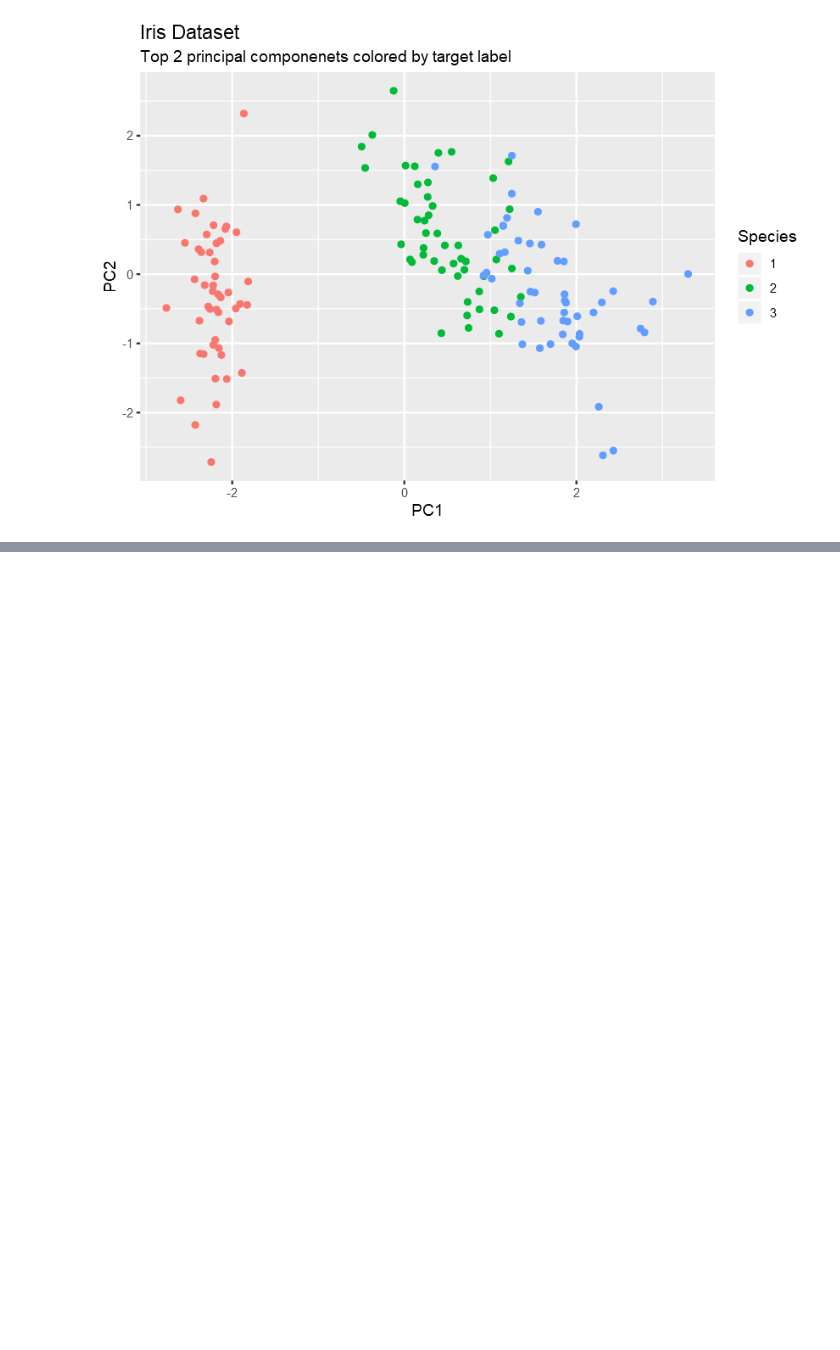
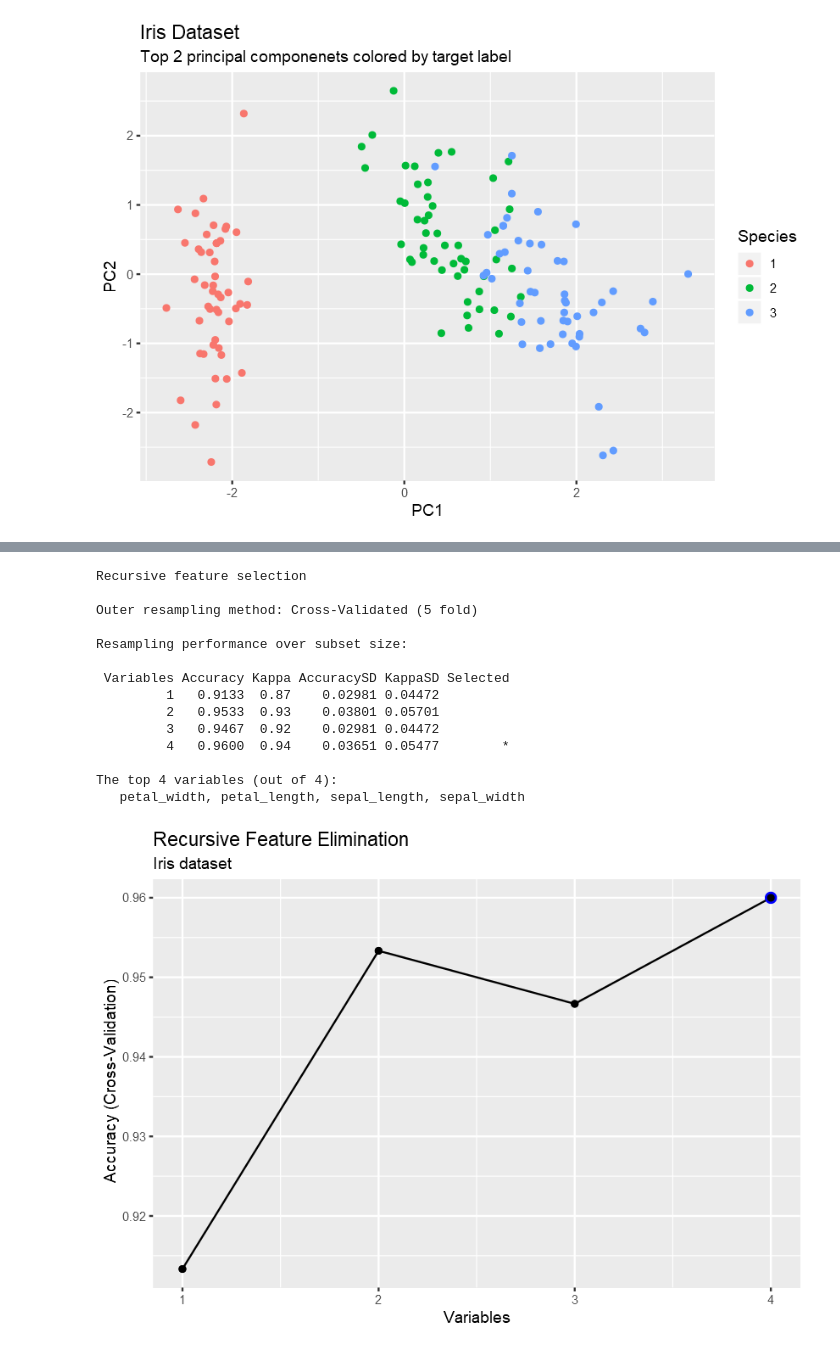
Before and after one commit to natewhit44/kaggle-ml-exploration, a Jupyter notebook: Supervised/Iris_Classification.ipynb, the cells around one changed output, grey strips where cells are left out. Saved outputs shown, nothing was run; the diff lists cells and outputs as text; code cells hidden in the pictures; blank space fills up the shorter version.

```diff
--- a/Supervised/Iris_Classification.ipynb
+++ b/Supervised/Iris_Classification.ipynb
@@ -55,0 +54,31 @@ ggplot(pca_target,aes(x=PC1,y=PC2,color=as.factor(SPECIES))) +
+# %%
+# Configure cross-validation settings
+control <- rfeControl(functions=rfFuncs,method='cv',number=5)
+
+# Run RFE
+results <- rfe(raw_data[,1:4],raw_data[,5],sizes=c(1:4),rfeControl=control)
+
+# Print results
+print(results)
+
+# Plot results
+ggplot(results) +
+    geom_point() +
+    labs(title='Recursive Feature Elimination',
+         subtitle='Iris dataset')
+# %% [output]
+Recursive feature selection
+
+Outer resampling method: Cross-Validated (5 fold)
+
+Resampling performance over subset size:
+
+ Variables Accuracy Kappa AccuracySD KappaSD Selected
+         1   0.9133  0.87    0.02981 0.04472
+         2   0.9533  0.93    0.03801 0.05701
+         3   0.9467  0.92    0.02981 0.04472
+         4   0.9600  0.94    0.03651 0.05477        *
+
+The top 4 variables (out of 4):
+   petal_width, petal_length, sepal_length, sepal_width
+[figure, added]
```
Also changed, not shown: parts of 13 cells of this notebook.
